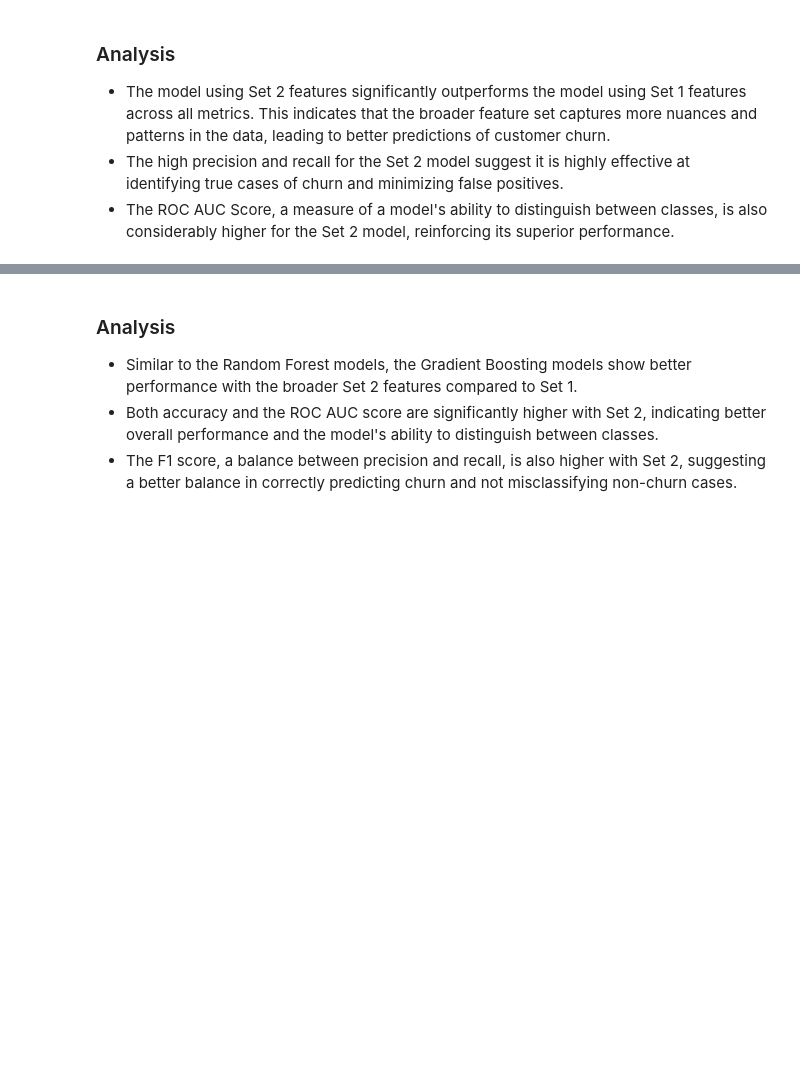
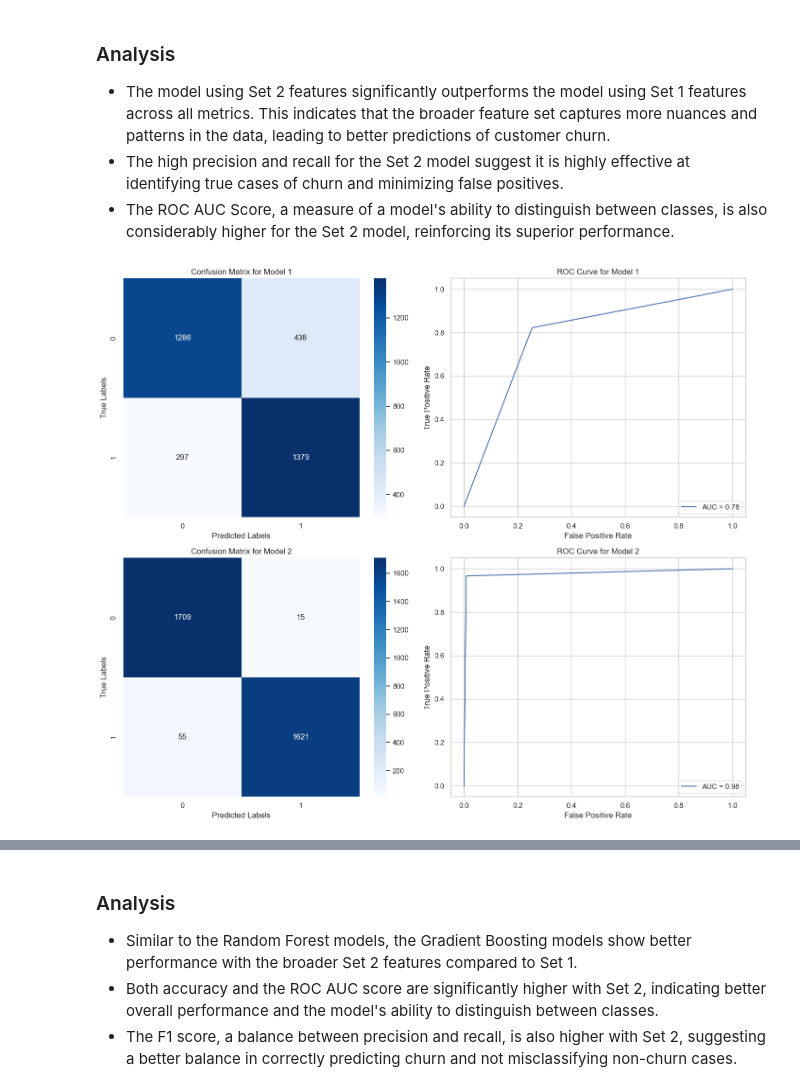
Before and after one commit to sanjayram01/Predicting-Customer-Churn-for-a-Bank, a Jupyter notebook: DM ProjectK.ipynb, the cells around one changed output, grey strips where cells are left out. Saved outputs shown, nothing was run; the diff lists cells and outputs as text; code cells hidden in the pictures; blank space fills up the shorter version.

```diff
--- a/DM ProjectK.ipynb
+++ b/DM ProjectK.ipynb
@@ -997,6 +1051,45 @@ metrics1, metrics2
 - The model using Set 2 features significantly outperforms the model using Set 1 features across all metrics. This indicates that the broader feature set captures more nuances and patterns in the data, leading to better predictions of customer churn.
 - The high precision and recall for the Set 2 model suggest it is highly effective at identifying true cases of churn and minimizing false positives.
 - The ROC AUC Score, a measure of a model's ability to distinguish between classes, is also considerably higher for the Set 2 model, reinforcing its superior performance.
+# %%
+import matplotlib.pyplot as plt
+import seaborn as sns
+from sklearn.metrics import confusion_matrix, roc_curve, auc, RocCurveDisplay
+
+conf_matrix1 = confusion_matrix(y1_test, y1_pred)
+fpr1, tpr1, thresholds1 = roc_curve(y1_test, y1_pred)
+roc_auc1 = auc(fpr1, tpr1)
+
+conf_matrix2 = confusion_matrix(y2_test, y2_pred)
+fpr2, tpr2, thresholds2 = roc_curve(y2_test, y2_pred)
+roc_auc2 = auc(fpr2, tpr2)
+
+fig, ax = plt.subplots(2, 2, figsize=(14, 12))
+
+sns.heatmap(conf_matrix1, annot=True, fmt="d", cmap="Blues", ax=ax[0, 0])
+ax[0, 0].set_title('Confusion Matrix for Model 1')
+ax[0, 0].set_xlabel('Predicted Labels')
+ax[0, 0].set_ylabel('True Labels')
+
+RocCurveDisplay(fpr=fpr1, tpr=tpr1, roc_auc=roc_auc1).plot(ax=ax[0, 1])
+ax[0, 1].set_title('ROC Curve for Model 1')
+ax[0, 1].set_xlabel('False Positive Rate')
+ax[0, 1].set_ylabel('True Positive Rate')
+
+sns.heatmap(conf_matrix2, annot=True, fmt="d", cmap="Blues", ax=ax[1, 0])
+ax[1, 0].set_title('Confusion Matrix for Model 2')
+ax[1, 0].set_xlabel('Predicted Labels')
+ax[1, 0].set_ylabel('True Labels')
+
+RocCurveDisplay(fpr=fpr2, tpr=tpr2, roc_auc=roc_auc2).plot(ax=ax[1, 1])
+ax[1, 1].set_title('ROC Curve for Model 2')
+ax[1, 1].set_xlabel('False Positive Rate')
+ax[1, 1].set_ylabel('True Positive Rate')
+
+plt.tight_layout()
+plt.show()
+# %% [output]
+[figure, added]
 # %%
 from sklearn.ensemble import GradientBoostingClassifier
 
```
Also changed, not shown: parts of 33 cells of this notebook, 2 other files.
